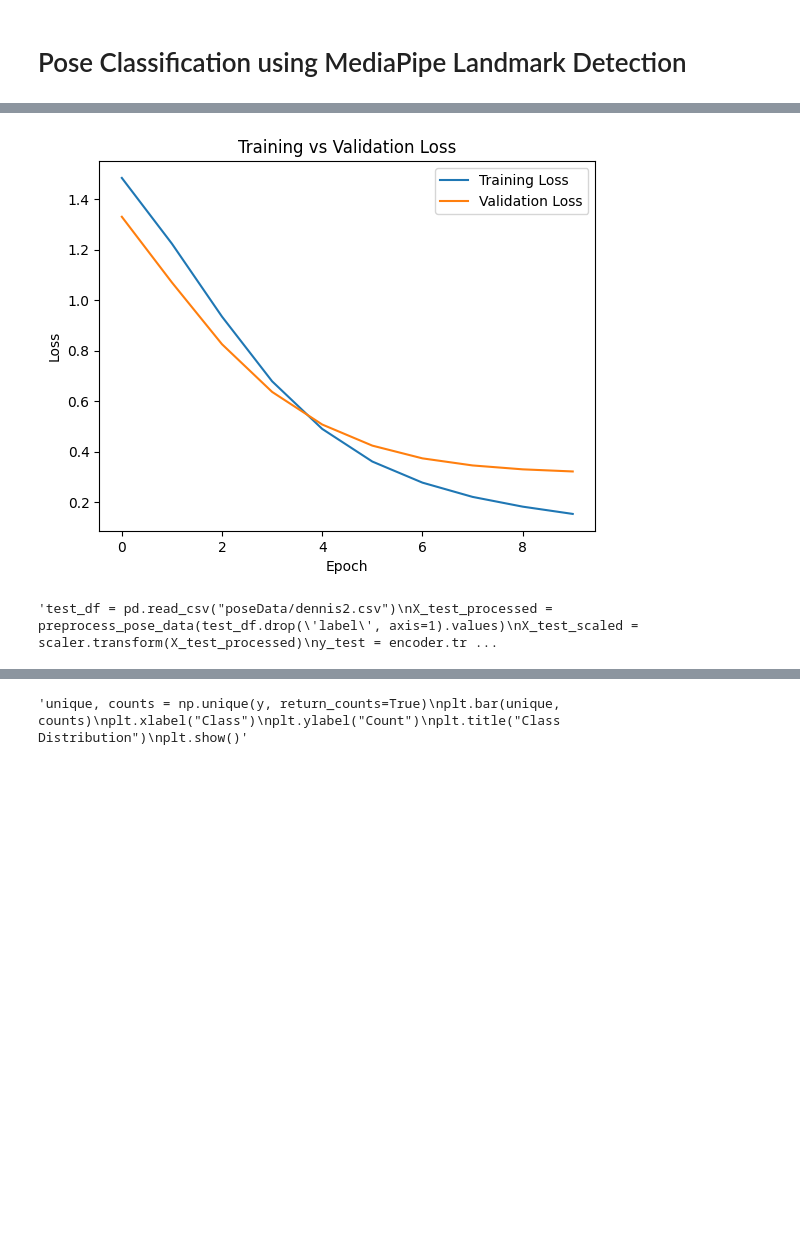
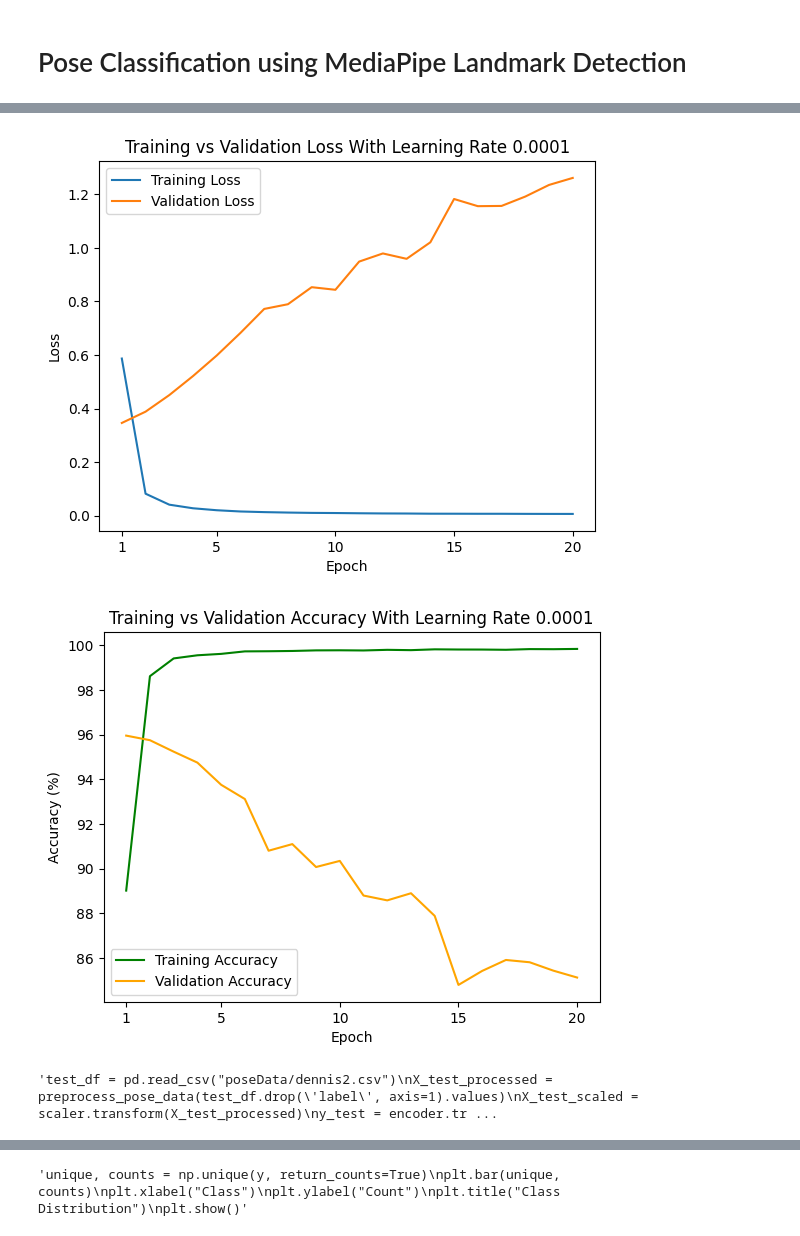
Before and after one commit to AmyJose/gameception, a Jupyter notebook: classificationModels/pose_classification.ipynb, the cells around one changed output, grey strips where cells are left out. Drawn from its saved outputs; the diff is of its cells as text; code cells hidden in the pictures; blank space fills up the shorter version.

Commit message:
images added

```diff
--- a/classificationModels/pose_classification.ipynb
+++ b/classificationModels/pose_classification.ipynb
@@ -220,14 +220,15 @@ class PoseClassifier(nn.Module):
 
 model = PoseClassifier()
 criterion = nn.CrossEntropyLoss()
-learning_rate = lr = 0.00001
+learning_rate = lr = 1e-4
 optimizer = torch.optim.Adam(model.parameters(), lr=learning_rate)
 batch_size = 64
-epochs = 10
-
+epochs = 20
 def train_loop(dataloader, model, loss_fn, optimizer):
     model.train()
     total_loss = 0
+    correct = 0
+    size = len(dataloader.dataset)
     num_batches = len(dataloader)
 
     for batch, (X, y) in enumerate(dataloader):
@@ -239,9 +240,11 @@ def train_loop(dataloader, model, loss_fn, optimizer):
         optimizer.step()
 
         total_loss += loss.item()
+        correct += (pred.argmax(1) == y).type(torch.float).sum().item()
 
     avg_loss = total_loss / num_batches
-    return avg_loss
+    accuracy = correct / size
+    return avg_loss, accuracy
 
 
 def test_loop(dataloader, model, loss_fn):
@@ -261,29 +264,47 @@ def test_loop(dataloader, model, loss_fn):
     accuracy = correct / size
 
     print(f"Test Error:\n Accuracy: {(100*accuracy):>0.1f}%, Avg loss: {test_loss:>8f}\n")
-    return test_loss
+    return test_loss, accuracy
 
 train_losses = []
 test_losses = []
+train_accuracies = []
+val_accuracies = []
 
 for t in range(epochs):
     print(f"Epoch {t+1}\n-------------------------------")
 
-    train_loss = train_loop(train_loader, model, criterion, optimizer)
-    test_loss = test_loop(val_loader, model, criterion)
+    train_loss, train_acc = train_loop(train_loader, model, criterion, optimizer)
+    test_loss, val_acc = test_loop(val_loader, model, criterion)
 
     train_losses.append(train_loss)
     test_losses.append(test_loss)
+    train_accuracies.append(train_acc)
+    val_accuracies.append(val_acc)
+    print(f"Train Accuracy: {(100*train_acc):>0.1f}%")
 
 print("Done!")
 
 
-plt.plot(train_losses, label="Training Loss")
-plt.plot(test_losses, label="Validation Loss")
+epoch_range = range(1, epochs + 1)
+epoch_ticks = sorted(set(np.linspace(1, epochs, num=min(5, epochs), dtype=int).tolist()))
+
+plt.plot(epoch_range, train_losses, label="Training Loss")
+plt.plot(epoch_range, test_losses, label="Validation Loss")
 
 plt.xlabel("Epoch")
 plt.ylabel("Loss")
-plt.title("Training vs Validation Loss")
+plt.title("Training vs Validation Loss With Learning Rate 0.0001")
+plt.xticks(epoch_ticks)
+plt.legend()
+plt.show()
+
+plt.plot(epoch_range, [acc * 100 for acc in train_accuracies], label="Training Accuracy", color="green")
+plt.plot(epoch_range, [acc * 100 for acc in val_accuracies], label="Validation Accuracy", color="orange")
+plt.xlabel("Epoch")
+plt.ylabel("Accuracy (%)")
+plt.title("Training vs Validation Accuracy With Learning Rate 0.0001")
+plt.xticks(epoch_ticks)
 plt.legend()
 plt.show()
 
@@ -346,3 +367,4 @@ Test Error:
 Done!
-[figure, old version]
+[figure, new version]
+[figure, added]
 'test_df = pd.read_csv("poseData/dennis2.csv")\nX_test_processed = preprocess_pose_data(test_df.drop(\'label\', axis=1).values)\nX_test_scaled = scaler.transform(X_test_processed)\ny_test = encoder.tr ...
```
Also changed, not shown: parts of 2 cells of this notebook, 2 other files.
